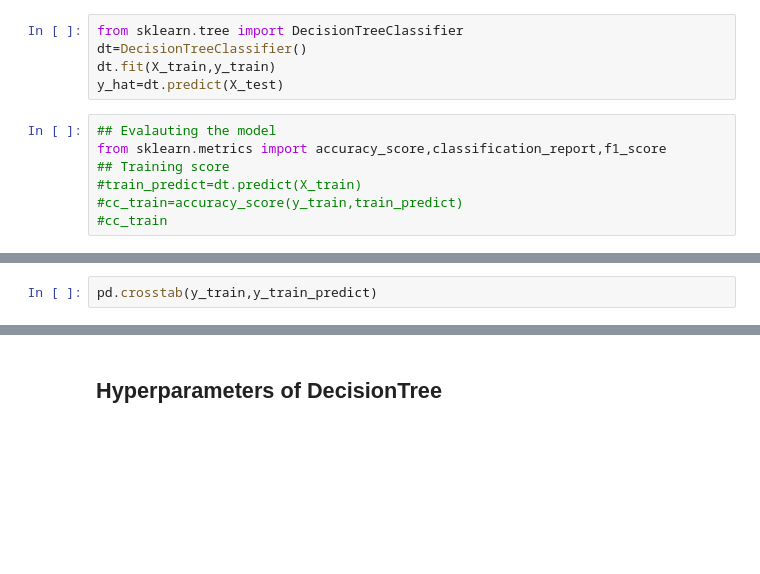
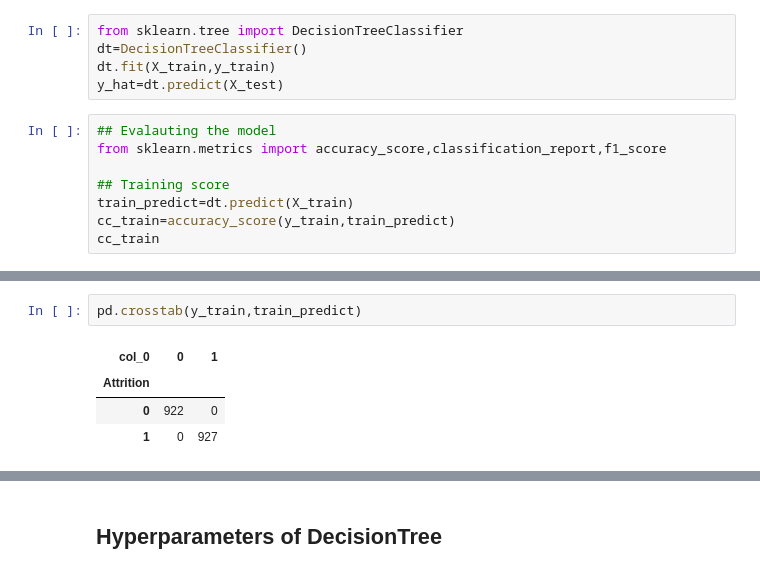
Before and after one commit to Viswa-Prakash/ML_PROJECTS, a Jupyter notebook: DECISION_TREE/DECISION_TREE_EMPLOYEE_ATTRITION.ipynb, the cells around one changed output, grey strips where cells are left out. Cells and saved outputs as stored; diff of their text form; blank space fills up the shorter version.

```diff
--- a/DECISION_TREE/DECISION_TREE_EMPLOYEE_ATTRITION.ipynb
+++ b/DECISION_TREE/DECISION_TREE_EMPLOYEE_ATTRITION.ipynb
@@ -415,7 +540,8 @@ y_hat=dt.predict(X_test)
 # %%
 ## Evalauting the model
 from sklearn.metrics import accuracy_score,classification_report,f1_score
+
 ## Training score
-#train_predict=dt.predict(X_train)
-#cc_train=accuracy_score(y_train,train_predict)
-#cc_train
+train_predict=dt.predict(X_train)
+cc_train=accuracy_score(y_train,train_predict)
+cc_train
@@ -424,5 +561,10 @@ print(classification_report(y_train,train_predict))
 # %%
-pd.crosstab(y_train,y_train_predict)
+pd.crosstab(y_train,train_predict)
+# %% [output]
+| col_0 | 0 | 1 |
+| Attrition |  |  |
+| 0 | 922 | 0 |
+| 1 | 0 | 927 |
 # %%
 ## test acc
 test_acc=accuracy_score(y_test,y_hat)
```
Also changed, not shown: parts of 40 cells of this notebook.
